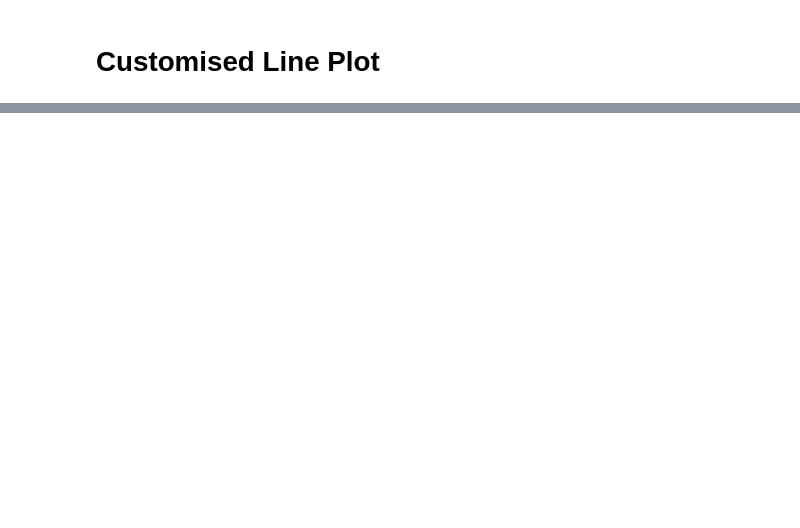
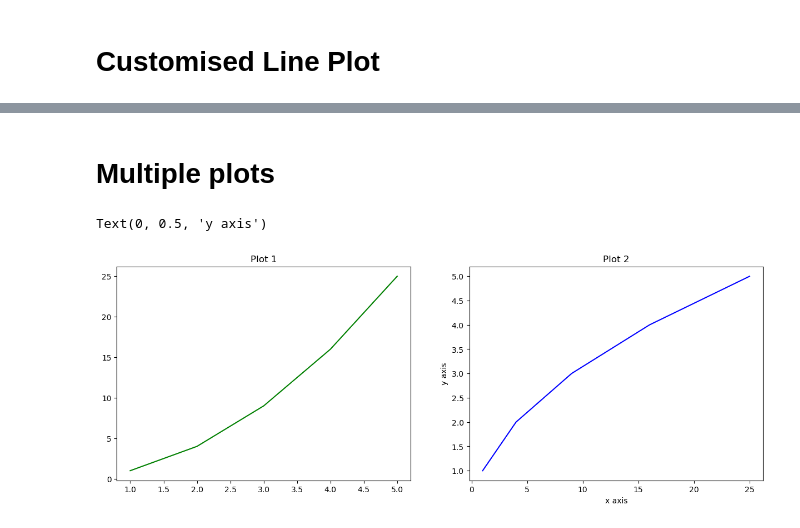
Before and after one commit to sksamad3/Data_Analyst, a Jupyter notebook: My_Codes/Section_4_Data_Analysis_libraries/4_3_Matplotlib/4_38_Matplotlib.ipynb, the cells around one changed output, grey strips where cells are left out. Drawn from its saved outputs; the diff is of its cells as text; code cells hidden in the pictures; blank space fills up the shorter version.

```diff
--- a/My_Codes/Section_4_Data_Analysis_libraries/4_3_Matplotlib/4_38_Matplotlib.ipynb
+++ b/My_Codes/Section_4_Data_Analysis_libraries/4_3_Matplotlib/4_38_Matplotlib.ipynb
@@ -42,0 +37,33 @@ plt.grid(True)
+# %% [markdown]
+# Multiple plots
+# %%
+x = [1,2,3,4,5]
+y = [1,4, 9 , 16,25]
+
+plt.figure(figsize=(15,5))
+
+# plt.subplot(row,col,index)
+# plt.subplot(1,2,1)
+#  this means 1x2 means that matplotlib will assume that you will place 2 plots , so it will shrink the plot into 50% making space for the future second plot.
+# The third 1 , means that place my figure at first position
+
+# plt.suplot(5,5,1)
+# This means that 5 x 5 means matplotlib will assume that you will place 25 plots , so it will shrink the plots such that other 24 plots can be placed in 9,5 figsize
+# the 1 means that , place my current plot at 1st position
+plt.subplot(1,2,1)
+plt.plot(x,y,color='' \
+'green')
+plt.title("Plot 1")
+
+
+x1 = [1,2,3,4,5]
+y1 = [1,4, 9 , 16,25]
+
+plt.subplot(1,2,2)
+plt.title("Plot 2")
+plt.plot(y1,x1,color='blue')
+plt.xlabel('x axis')
+plt.ylabel('y axis')
+# %% [output]
+Text(0, 0.5, 'y axis')
+[figure, added]
```
Also changed, not shown: parts of 22 cells of this notebook, 2 other files.
